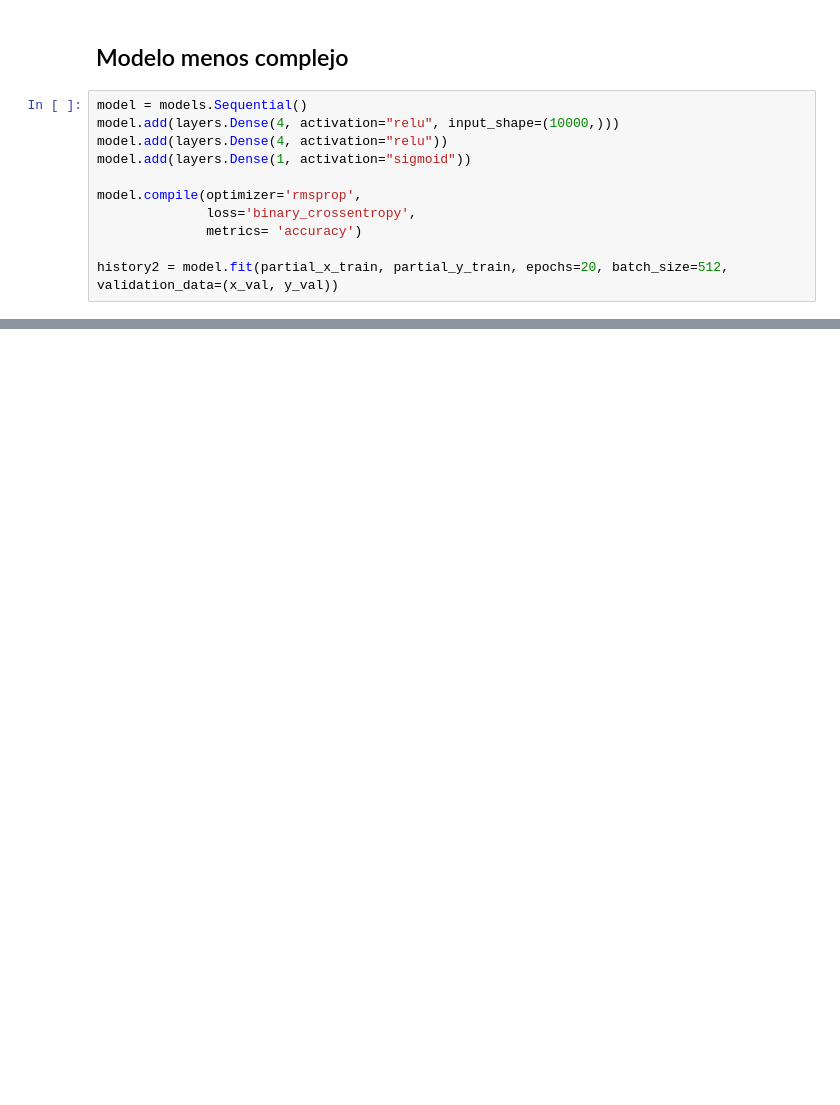
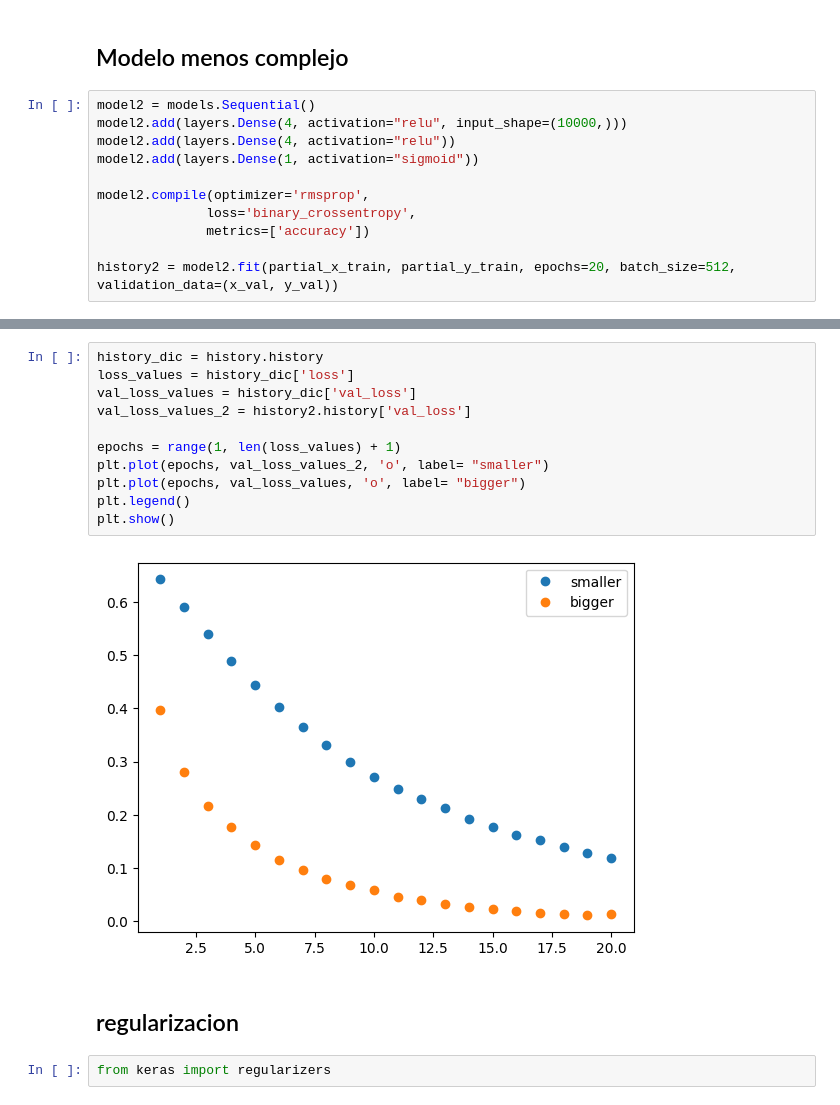
Before and after one commit to oscardbocanegra/learning_platzi, a Jupyter notebook: machine_learning/redes_neuronales/clasificacion_binaria.ipynb, the cells around one changed output, grey strips where cells are left out. Drawn from its saved outputs; the diff is of its cells as text; blank space fills up the shorter version.

```diff
--- a/machine_learning/redes_neuronales/clasificacion_binaria.ipynb
+++ b/machine_learning/redes_neuronales/clasificacion_binaria.ipynb
@@ -129,13 +129,13 @@ model.evaluate(x_test, y_test)
 # %% [markdown]
 ## Modelo menos complejo
 # %%
-model = models.Sequential()
-model.add(layers.Dense(4, activation="relu", input_shape=(10000,)))
-model.add(layers.Dense(4, activation="relu"))
-model.add(layers.Dense(1, activation="sigmoid"))
+model2 = models.Sequential()
+model2.add(layers.Dense(4, activation="relu", input_shape=(10000,)))
+model2.add(layers.Dense(4, activation="relu"))
+model2.add(layers.Dense(1, activation="sigmoid"))
 
-model.compile(optimizer='rmsprop',
+model2.compile(optimizer='rmsprop',
               loss='binary_crossentropy',
-              metrics= 'accuracy')
+              metrics=['accuracy'])
 
-history2 = model.fit(partial_x_train, partial_y_train, epochs=20, batch_size=512, validation_data=(x_val, y_val))
+history2 = model2.fit(partial_x_train, partial_y_train, epochs=20, batch_size=512, validation_data=(x_val, y_val))
@@ -141,0 +160,17 @@ history2 = model.fit(partial_x_train, partial_y_train, epochs=20, batch_size=512
+# %%
+history_dic = history.history
+loss_values = history_dic['loss']
+val_loss_values = history_dic['val_loss']
+val_loss_values_2 = history2.history['val_loss']
+
+epochs = range(1, len(loss_values) + 1)
+plt.plot(epochs, val_loss_values_2, 'o', label= "smaller")
+plt.plot(epochs, val_loss_values, 'o', label= "bigger")
+plt.legend()
+plt.show()
+# %% [output]
+[figure, added]
+# %% [markdown]
+## regularizacion
+# %%
+from keras import regularizers
```
Also changed, not shown: parts of 9 cells of this notebook.
